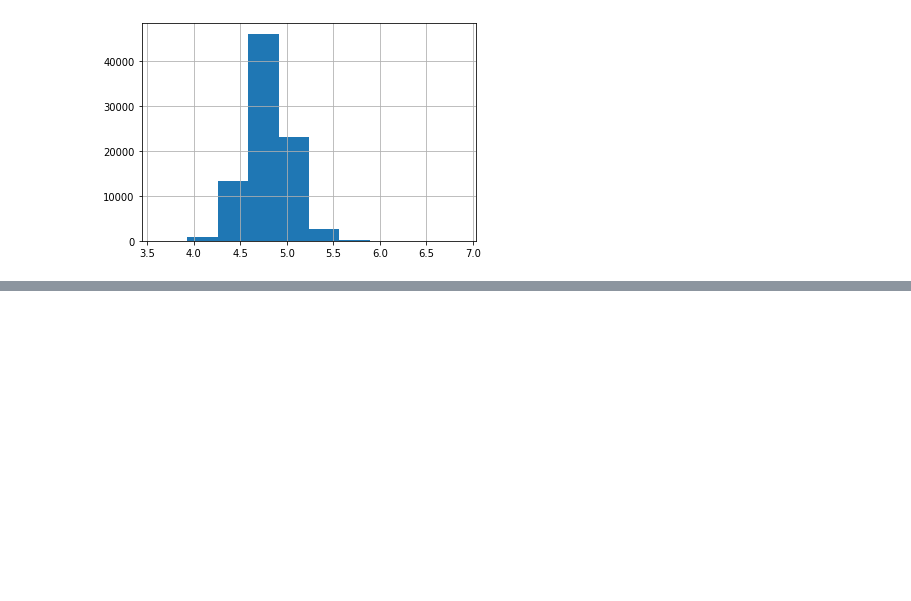
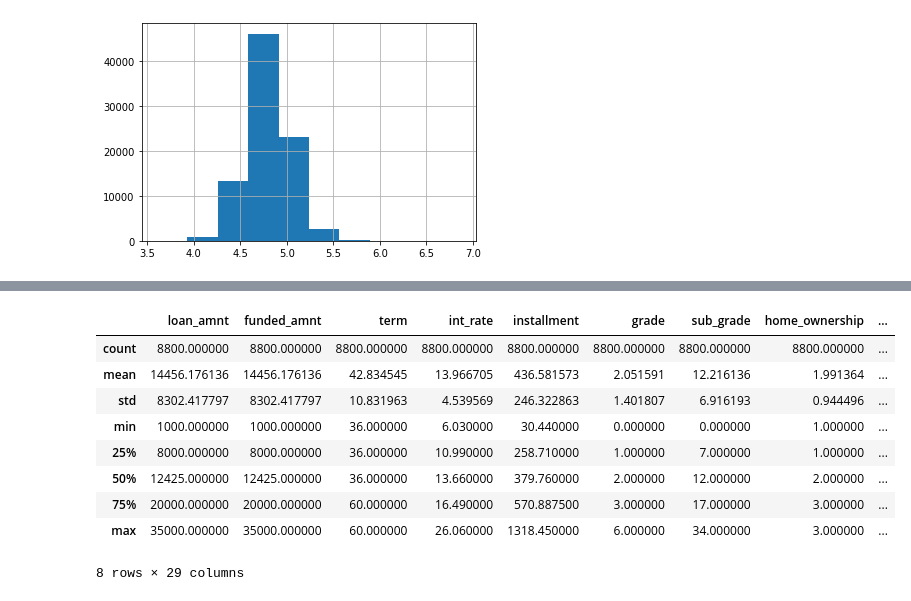
Before and after one commit to dkomlen/finance-ml, a Jupyter notebook: loan_default_probability.ipynb, the cells around one changed output, grey strips where cells are left out. Drawn from its saved outputs; the diff is of its cells as text; code cells hidden in the pictures; blank space fills up the shorter version.

```diff
--- a/loan_default_probability.ipynb
+++ b/loan_default_probability.ipynb
@@ -367,0 +492,4 @@ dataset['log_annual_inc'].hist();
+# %%
+dataset = dataset.sample(frac=1)
+# %%
+dataset = dataset.reset_index(drop=True)
@@ -367,0 +530,2 @@ dataset['log_annual_inc'].hist();
+# %%
+dataset.fillna(dataset.mean(), inplace=True)
@@ -367,0 +556,6 @@ dataset['log_annual_inc'].hist();
+# %%
+Y = dataset['charged_off']
+X = dataset.loc[:, dataset.columns != 'charged_ff']
+validation_size = 0.2
+seed = 7
+X_train, X_validation, Y_train, Y_validation = train_test_split(X, Y, test_size=validation_size, random_state=seed)
@@ -367,0 +626,13 @@ dataset['log_annual_inc'].hist();
+# %%
+X_train.describe()
+# %% [output]
+|  | loan_amnt | funded_amnt | term | int_rate | installment | grade | sub_grade | home_ownership | ... |
+| count | 8800.000000 | 8800.000000 | 8800.000000 | 8800.000000 | 8800.000000 | 8800.000000 | 8800.000000 | 8800.000000 | ... |
+| mean | 14456.176136 | 14456.176136 | 42.834545 | 13.966705 | 436.581573 | 2.051591 | 12.216136 | 1.991364 | ... |
+| std | 8302.417797 | 8302.417797 | 10.831963 | 4.539569 | 246.322863 | 1.401807 | 6.916193 | 0.944496 | ... |
+| min | 1000.000000 | 1000.000000 | 36.000000 | 6.030000 | 30.440000 | 0.000000 | 0.000000 | 1.000000 | ... |
+| 25% | 8000.000000 | 8000.000000 | 36.000000 | 10.990000 | 258.710000 | 1.000000 | 7.000000 | 1.000000 | ... |
+| 50% | 12425.000000 | 12425.000000 | 36.000000 | 13.660000 | 379.760000 | 2.000000 | 12.000000 | 2.000000 | ... |
+| 75% | 20000.000000 | 20000.000000 | 60.000000 | 16.490000 | 570.887500 | 3.000000 | 17.000000 | 3.000000 | ... |
+| max | 35000.000000 | 35000.000000 | 60.000000 | 26.060000 | 1318.450000 | 6.000000 | 34.000000 | 3.000000 | ... |
+8 rows × 29 columns
```
Also changed, not shown: parts of 36 cells of this notebook.
